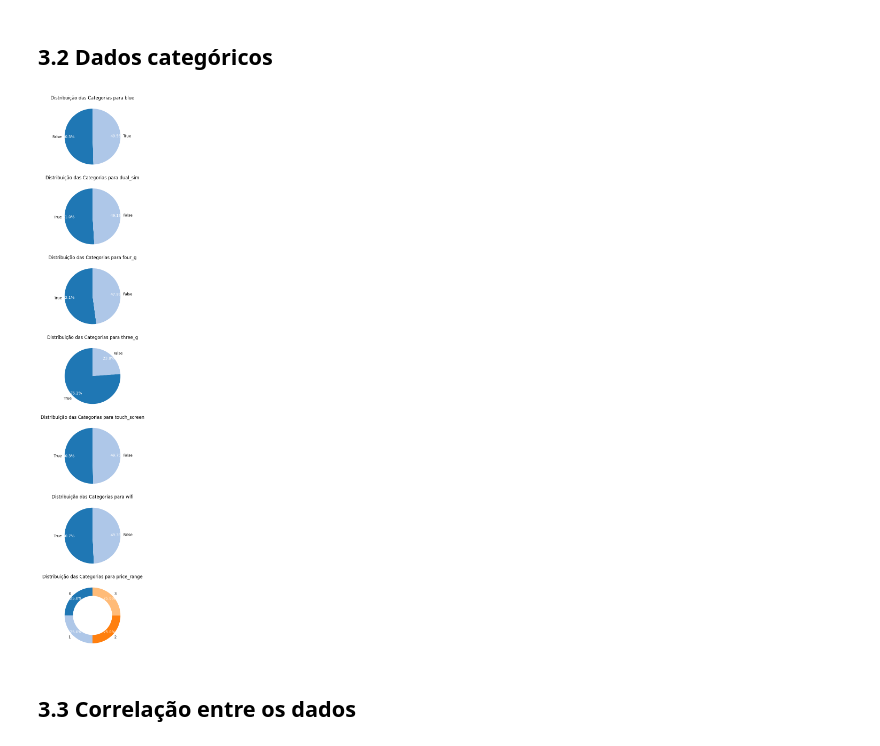
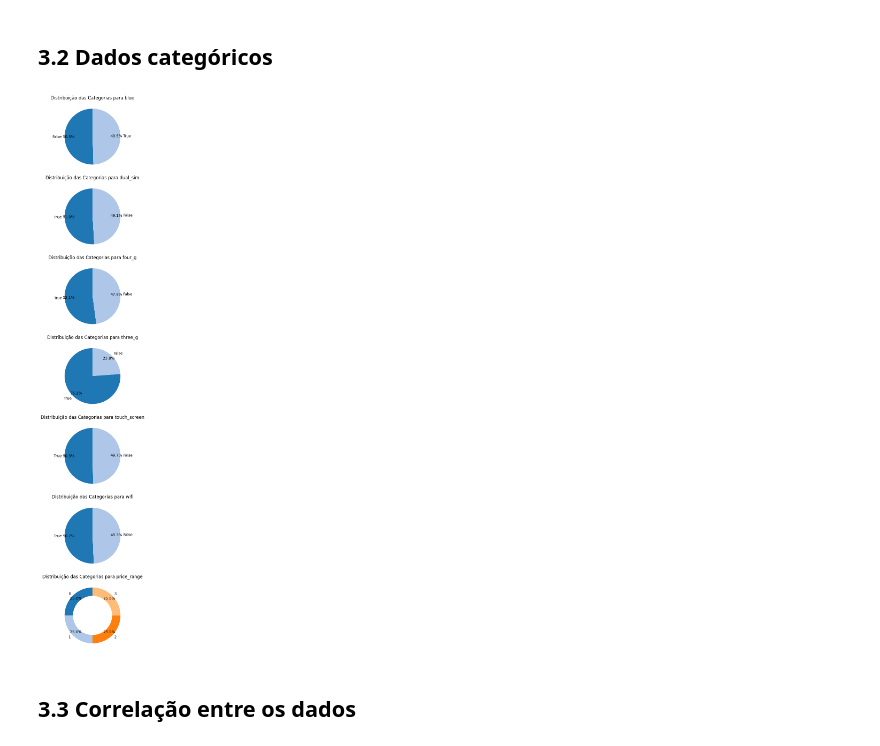
Before and after one commit to racouto7/PES03-Aprendizado-de-M-quinas-1, a Jupyter notebook: Projeto Aprendizado I.ipynb, the cells around one changed output. Drawn from its saved outputs; the diff is of its cells as text; code cells hidden in the pictures.

```diff
--- a/Projeto Aprendizado I.ipynb
+++ b/Projeto Aprendizado I.ipynb
@@ -186,35 +186,35 @@ fig, axes = plt.subplots(nrows=nlinhas, figsize=(10, 3*nlinhas))
 for i, col in enumerate(colunas_categoricas):
     ax = axes[i]
     value_counts = df[col].value_counts()
     sizes = value_counts.values
     labels = value_counts.index
 
     # Gráfico de Pizza
     wedges, texts, autotexts = ax.pie(
         sizes,
         labels=labels,
         autopct='%1.1f%%',
         startangle=90,
         pctdistance=0.85,
         colors=plt.get_cmap('tab20').colors  # Usando uma colormap para cores variadas
     )
 
     # Adicionar valores diretamente nas fatias
     for text in autotexts:
-        text.set_color('white')
+        text.set_color('black')
 
     # Adicionar um círculo branco no centro para um visual de donut
     centre_circle = plt.Circle((0,0),0.70,fc='white')
     fig = plt.gcf()
     fig.gca().add_artist(centre_circle)
 
     ax.set_title(f'Distribuição das Categorias para {col}')
 
 # Ajustar o layout
 plt.tight_layout()
 plt.show()
 # %% [output]
-[figure, old version]
+[figure, new version]
 # %% [markdown]
 ## 3.3  Correlação entre os dados
 # %%
```
Also changed, not shown: 1 other file.
